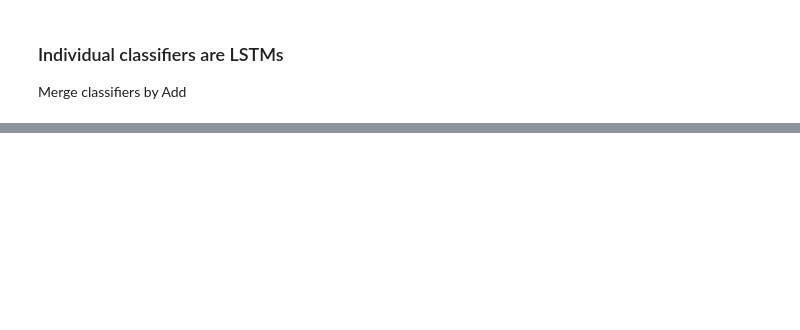
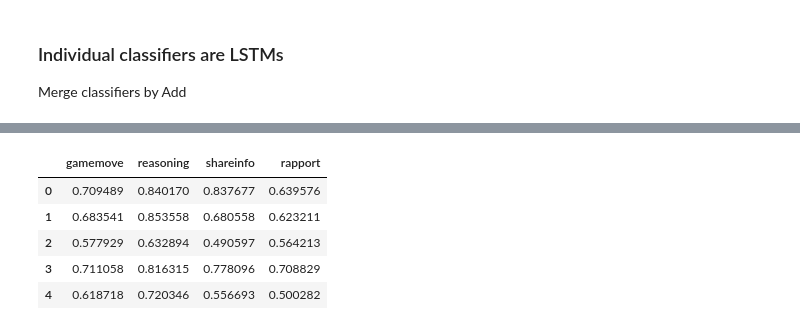
Before and after one commit to quarbby/diplomacy-betrayal, a Jupyter notebook: threepaths-numeric-randomforests.ipynb, the cells around one changed output, grey strips where cells are left out. Cells and saved outputs as stored; diff of their text form; code cells hidden in the pictures; blank space fills up the shorter version.

```diff
--- a/threepaths-numeric-randomforests.ipynb
+++ b/threepaths-numeric-randomforests.ipynb
@@ -25,7 +25,7 @@ df = pd.read_csv('./data/kokil dec 6 reprepare/affcon_final_with_linguistics.csv
 # Messy data
 df = pd.read_csv('./data/affcon_final_politeness_strategies_merge.csv')
 # %%
-df = df.fillna(0)
+df = df.dropna()
 # %%
 train, test = train_test_split(df, test_size=0.2)
 
@@ -469,3 +463,12 @@ for i in range(0, len(gamemove_pred_test)):
     pred_test_df_arr.append(pred_obj)
 
 pred_test_df = pd.DataFrame(pred_test_df_arr)
+# %%
+pred_df.head()
+# %% [output]
+|  | gamemove | reasoning | shareinfo | rapport |
+| 0 | 0.709489 | 0.840170 | 0.837677 | 0.639576 |
+| 1 | 0.683541 | 0.853558 | 0.680558 | 0.623211 |
+| 2 | 0.577929 | 0.632894 | 0.490597 | 0.564213 |
+| 3 | 0.711058 | 0.816315 | 0.778096 | 0.708829 |
+| 4 | 0.618718 | 0.720346 | 0.556693 | 0.500282 |
```
Also changed, not shown: parts of 10 cells of this notebook.
